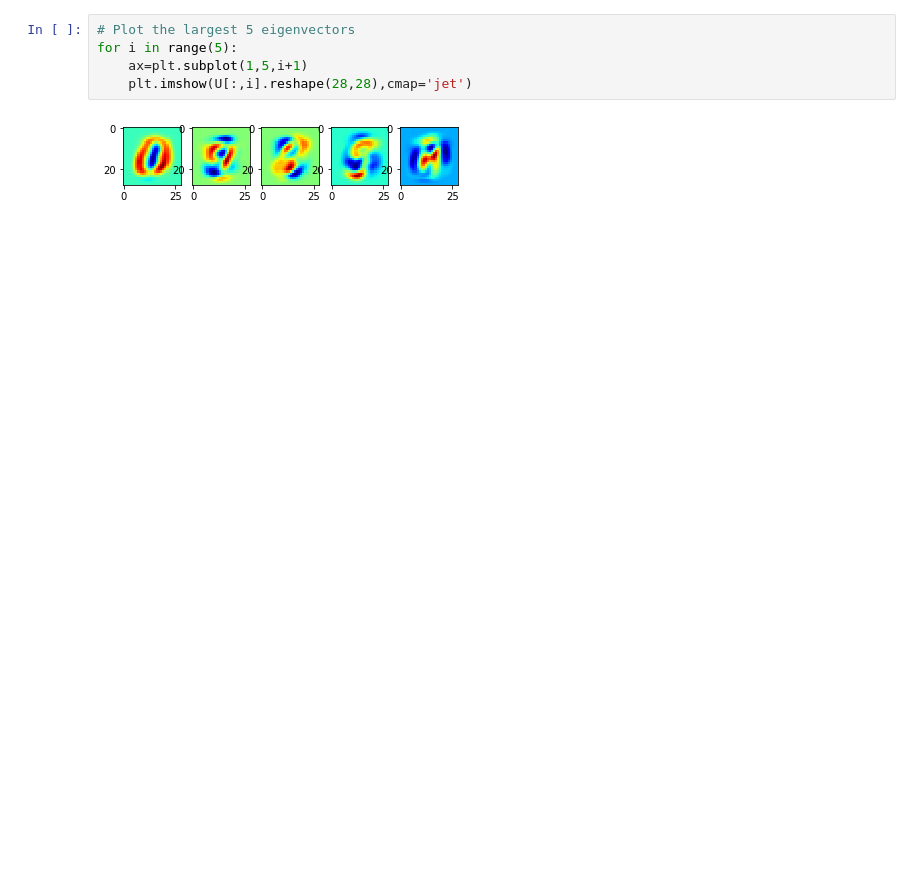
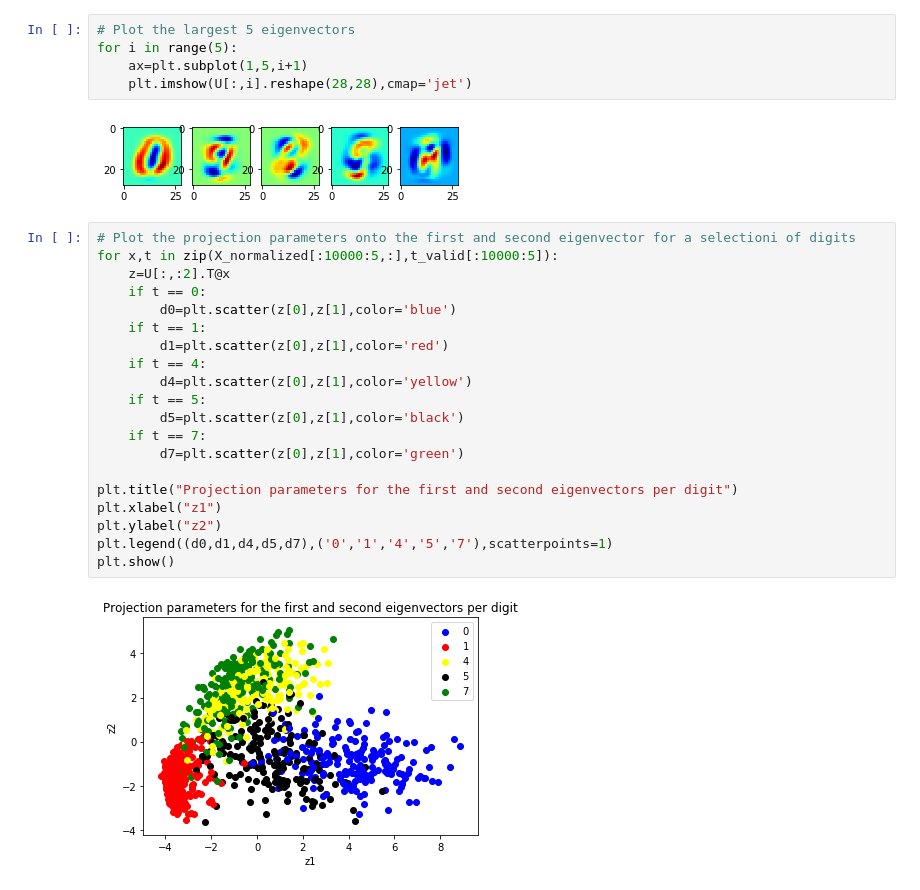
Before and after one commit to rvdweerd/PCA_MNIST, a Jupyter notebook: PCA_mnist.ipynb, the cells around one changed output. Drawn from its saved outputs; the diff is of its cells as text; blank space fills up the shorter version.

```diff
--- a/PCA_mnist.ipynb
+++ b/PCA_mnist.ipynb
@@ -106,3 +113,25 @@ for i in range(5):
     plt.imshow(U[:,i].reshape(28,28),cmap='jet')
 # %% [output]
 [figure]
+# %%
+# Plot the projection parameters onto the first and second eigenvector for a selectioni of digits
+for x,t in zip(X_normalized[:10000:5,:],t_valid[:10000:5]):
+    z=U[:,:2].T@x
+    if t == 0:
+        d0=plt.scatter(z[0],z[1],color='blue')
+    if t == 1:
+        d1=plt.scatter(z[0],z[1],color='red')
+    if t == 4:
+        d4=plt.scatter(z[0],z[1],color='yellow')
+    if t == 5:
+        d5=plt.scatter(z[0],z[1],color='black')
+    if t == 7:
+        d7=plt.scatter(z[0],z[1],color='green')
+
+plt.title("Projection parameters for the first and second eigenvectors per digit")
+plt.xlabel("z1")
+plt.ylabel("z2")
+plt.legend((d0,d1,d4,d5,d7),('0','1','4','5','7'),scatterpoints=1)
+plt.show()
+# %% [output]
+[figure, added]
```
Also changed, not shown: parts of 8 cells of this notebook.
